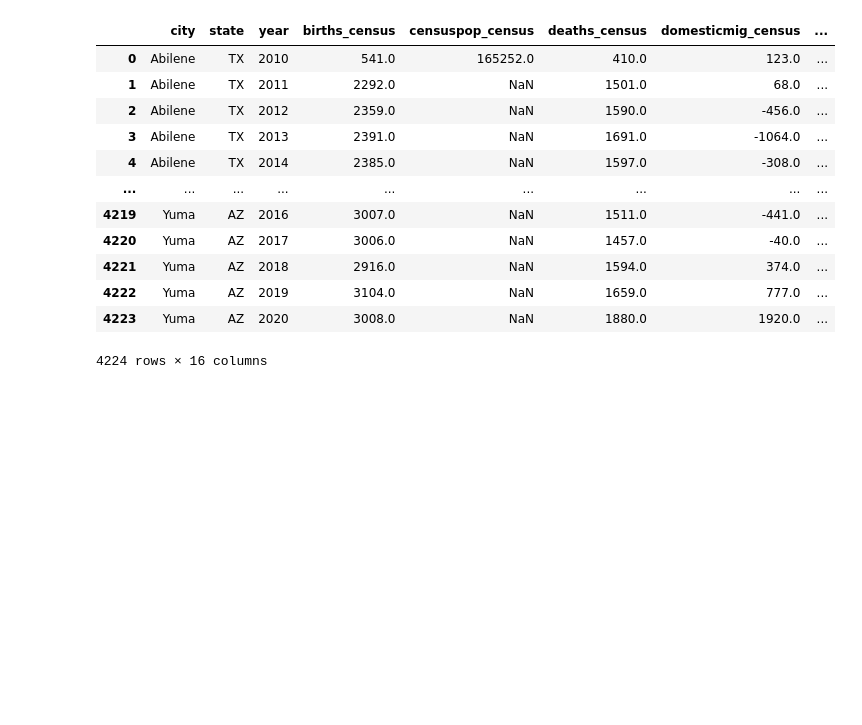
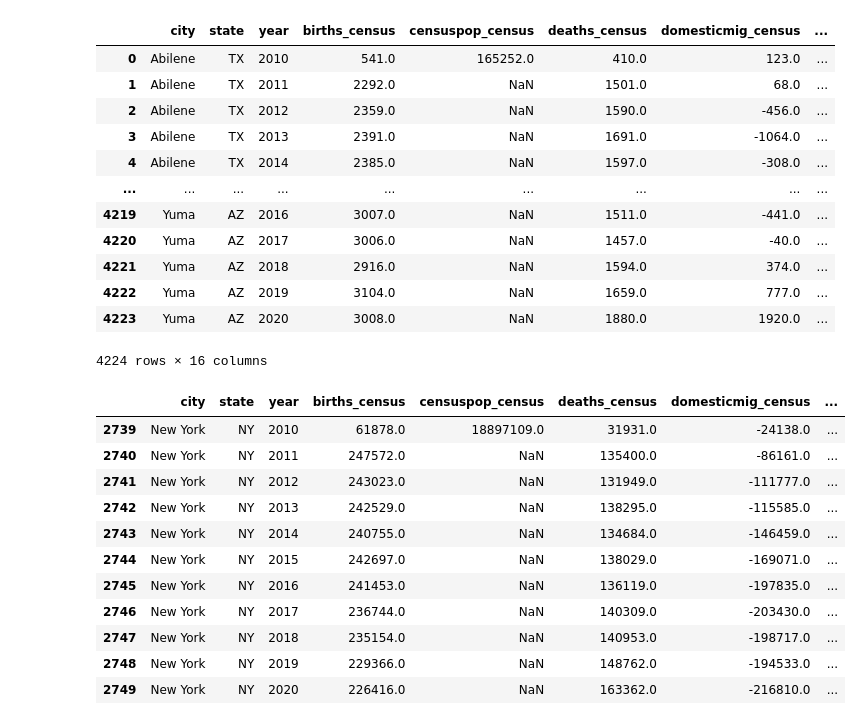
Before and after one commit to swhetzel/bayes_real_estate_modeling, a Jupyter notebook: join_pop_to_housing.ipynb, the cells around one changed output. Saved outputs shown, nothing was run; the diff lists cells and outputs as text; code cells hidden in the pictures; blank space fills up the shorter version.

```diff
--- a/join_pop_to_housing.ipynb
+++ b/join_pop_to_housing.ipynb
@@ -191,3 +191,6 @@ df_zhvi_melt
 236988 rows × 6 columns
 # %% [markdown]
 ### Get Median ZHVI for each region and year
+# %%
+df_zhvi_meds = df_zhvi_melt.groupby(['city','state','year']).median().reset_index()
+df_zhvi_meds
@@ -309,3 +322,6 @@ df_zori_melt
 9672 rows × 6 columns
 # %% [markdown]
 ### Get Median ZORI for each region and year
+# %%
+df_zori_meds = df_zori_melt.groupby(['city','state','year']).median().reset_index()
+df_zori_meds
@@ -397,3 +422,18 @@ df_master
 | 4222 | Yuma | AZ | 2019 | 3104.0 | NaN | 1659.0 | 777.0 | ... |
 | 4223 | Yuma | AZ | 2020 | 3008.0 | NaN | 1880.0 | 1920.0 | ... |
 4224 rows × 16 columns
+# %%
+df_master.query("city == 'New York'")
+# %% [output]
+|  | city | state | year | births_census | censuspop_census | deaths_census | domesticmig_census | ... |
+| 2739 | New York | NY | 2010 | 61878.0 | 18897109.0 | 31931.0 | -24138.0 | ... |
+| 2740 | New York | NY | 2011 | 247572.0 | NaN | 135400.0 | -86161.0 | ... |
+| 2741 | New York | NY | 2012 | 243023.0 | NaN | 131949.0 | -111777.0 | ... |
+| 2742 | New York | NY | 2013 | 242529.0 | NaN | 138295.0 | -115585.0 | ... |
+| 2743 | New York | NY | 2014 | 240755.0 | NaN | 134684.0 | -146459.0 | ... |
+| 2744 | New York | NY | 2015 | 242697.0 | NaN | 138029.0 | -169071.0 | ... |
+| 2745 | New York | NY | 2016 | 241453.0 | NaN | 136119.0 | -197835.0 | ... |
+| 2746 | New York | NY | 2017 | 236744.0 | NaN | 140309.0 | -203430.0 | ... |
+| 2747 | New York | NY | 2018 | 235154.0 | NaN | 140953.0 | -198717.0 | ... |
+| 2748 | New York | NY | 2019 | 229366.0 | NaN | 148762.0 | -194533.0 | ... |
+| 2749 | New York | NY | 2020 | 226416.0 | NaN | 163362.0 | -216810.0 | ... |
```
Also changed, not shown: parts of 5 cells of this notebook.
